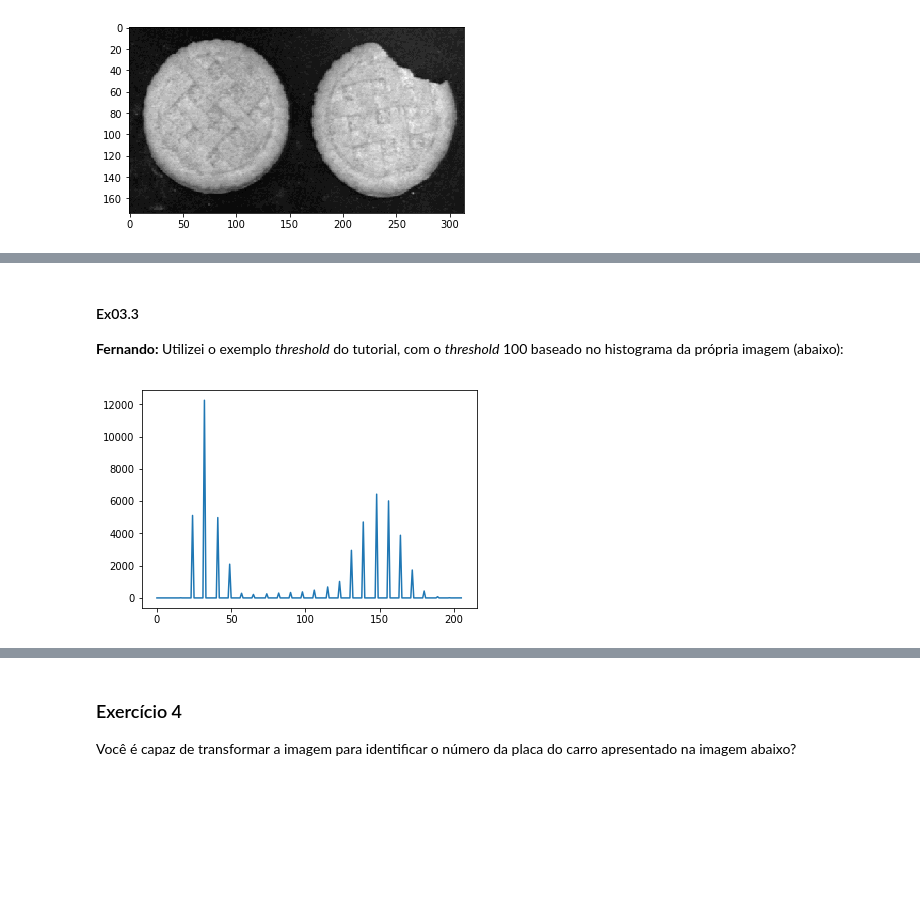
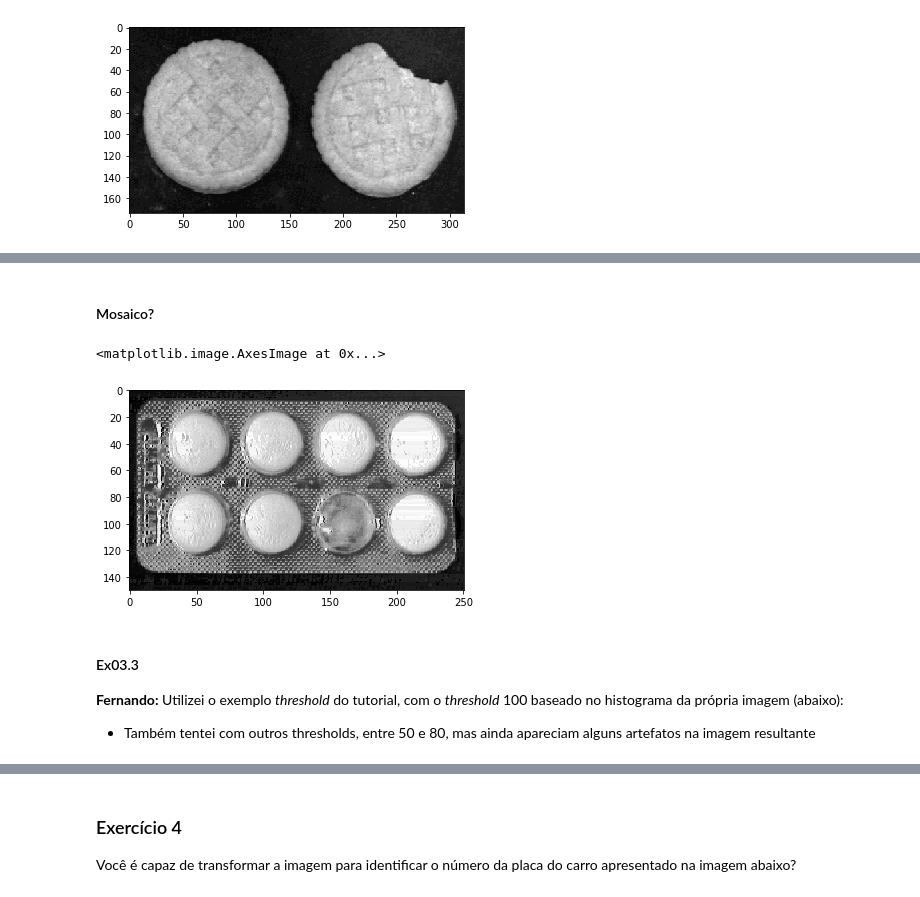
Before and after one commit to ferseiti/ia898, a Jupyter notebook: 2S2018/IA898A_Ex03_FernandoFurusato.ipynb, the cells around one changed output, grey strips where cells are left out. Cells and saved outputs as stored; diff of their text form; code cells hidden in the pictures; blank space fills up the shorter version.

```diff
--- a/2S2018/IA898A_Ex03_FernandoFurusato.ipynb
+++ b/2S2018/IA898A_Ex03_FernandoFurusato.ipynb
@@ -184,0 +246,11 @@ plt.imshow(f,cmap='gray')
+# %% [markdown]
+#### Mosaico?
+# %%
+fsi = np.argsort(f_ex2.ravel())
+gs = np.linspace(0,255,f_ex2.size).astype(np.uint8)
+g = np.empty( (f_ex2.size,), np.uint8)
+g[sorted_f_flat] = gs
+plt.imshow(g.reshape(f_ex2.shape), cmap='gray')
+# %% [output]
+<matplotlib.image.AxesImage at 0x...>
+[figure, added]
@@ -186,9 +270,4 @@ plt.imshow(f,cmap='gray')
 #### Ex03.3
 **Fernando:**
 Utilizei o exemplo _threshold_ do tutorial, com o _threshold_ 100 baseado no histograma da própria imagem (abaixo):
+* Também tentei com outros thresholds, entre 50 e 80, mas ainda apareciam alguns artefatos na imagem resultante
-# %%
-h_cookie, bins_cookie = np.histogram(f, bins=f.max() + 1, range=(0, f.max()))
-plt.plot(h_cookie)
-plt.show()
-# %% [output]
-[figure, removed]
```
Also changed, not shown: parts of 21 cells of this notebook.
